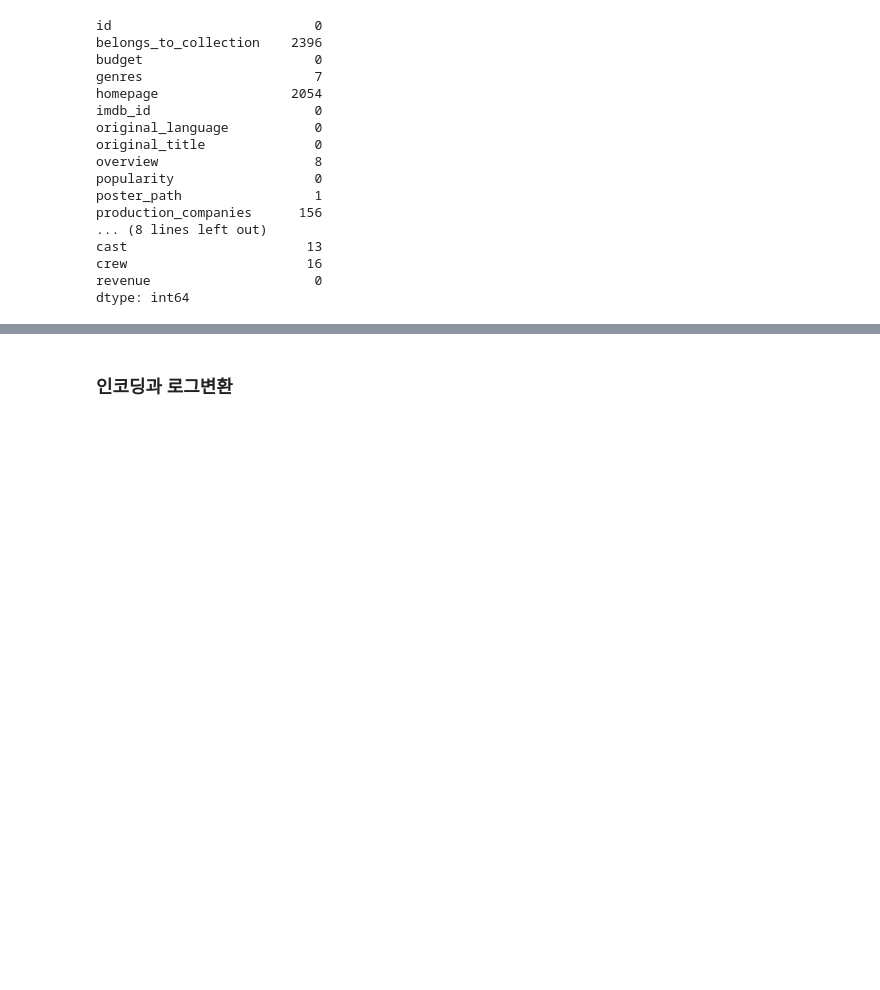
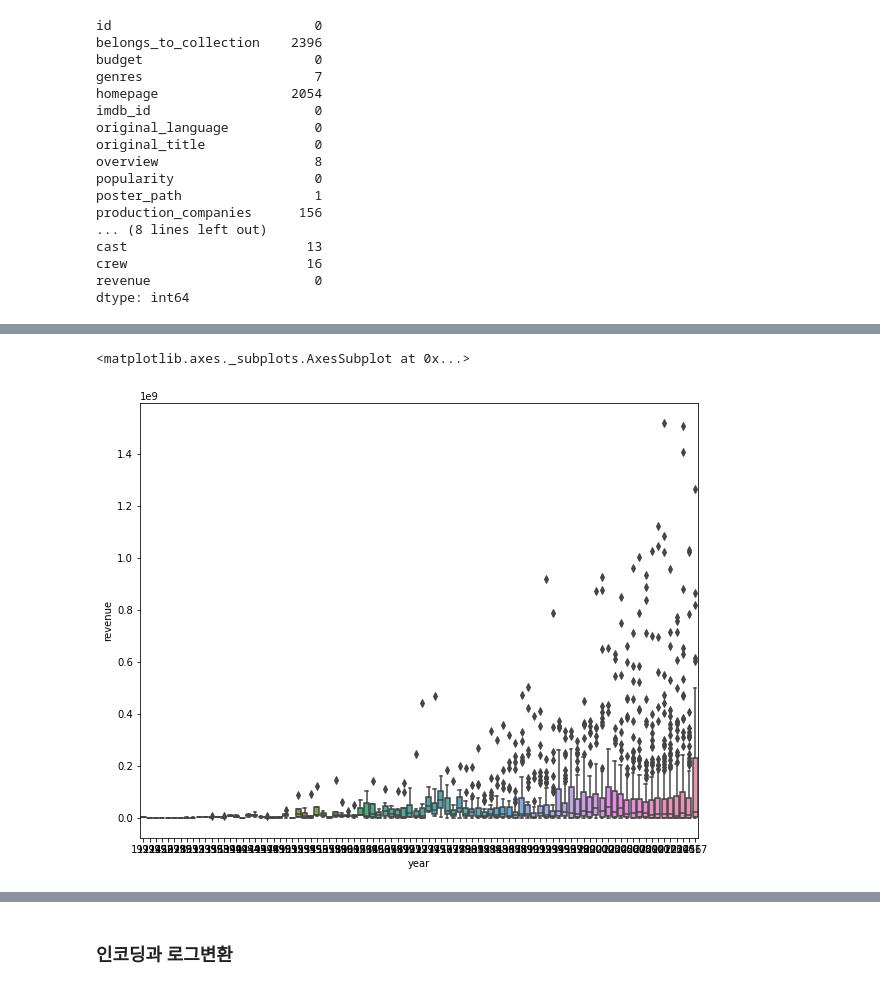
Before and after one commit to givemetarte/superhotpot, a Jupyter notebook: CUAI/2020_1학기_머신러닝완벽가이드/머신러닝_팀플_Box_office_revenue_prediction.ipynb, the cells around one changed output, grey strips where cells are left out. Saved outputs shown, nothing was run; the diff lists cells and outputs as text; code cells hidden in the pictures; blank space fills up the shorter version.

```diff
--- a/CUAI/2020_1학기_머신러닝완벽가이드/머신러닝_팀플_Box_office_revenue_prediction.ipynb
+++ b/CUAI/2020_1학기_머신러닝완벽가이드/머신러닝_팀플_Box_office_revenue_prediction.ipynb
@@ -94,0 +168,6 @@ movie_df.head()
+# %%
+plt.figure(figsize=(10,8))
+sns.boxplot(x=movie_df['year'], y=movie_df['revenue']) # year가 유의미한 컬럼인 것 맞음 - 이상치도 많군
+# %% [output]
+<matplotlib.axes._subplots.AxesSubplot at 0x...>
+[figure, added]
```
Also changed, not shown: parts of 23 cells of this notebook.
